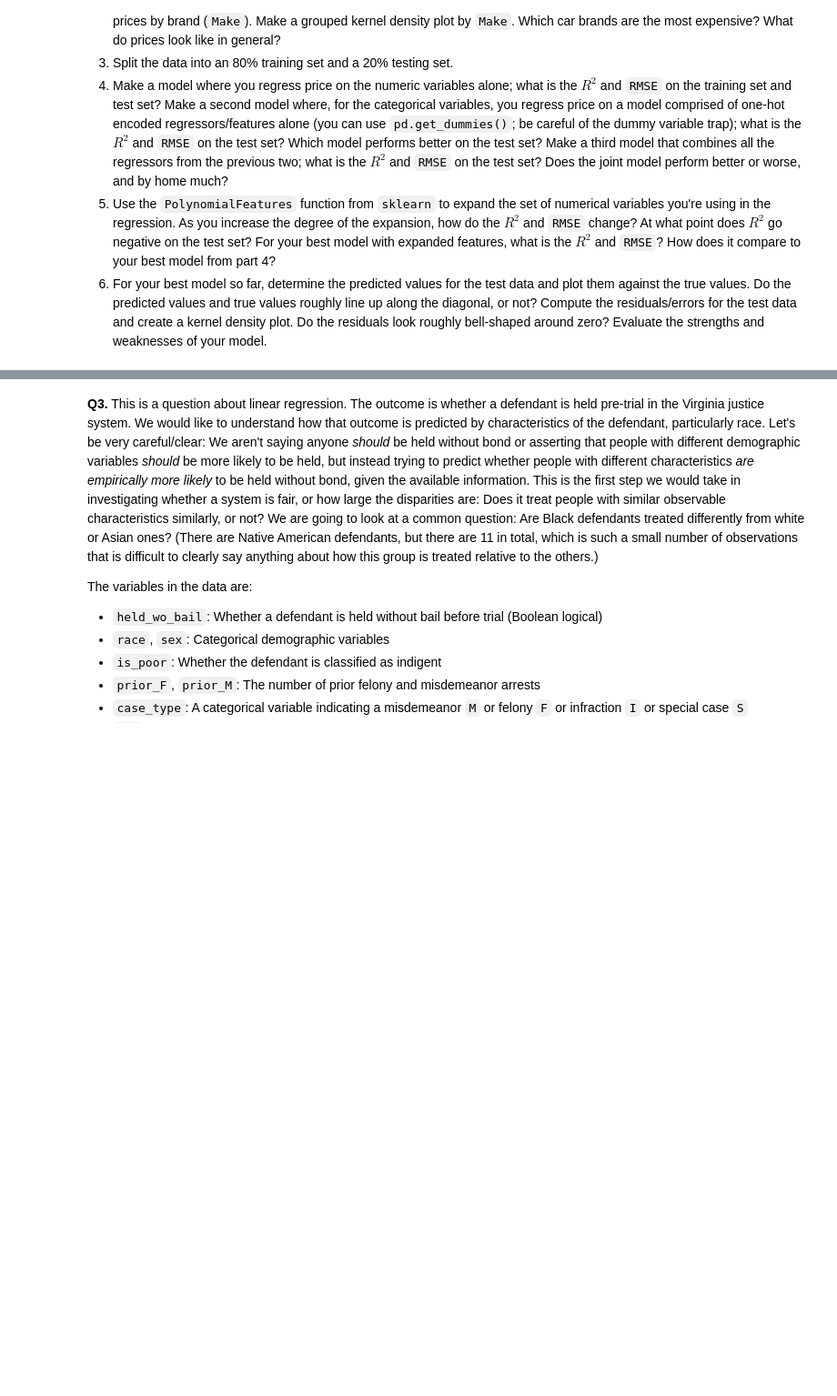
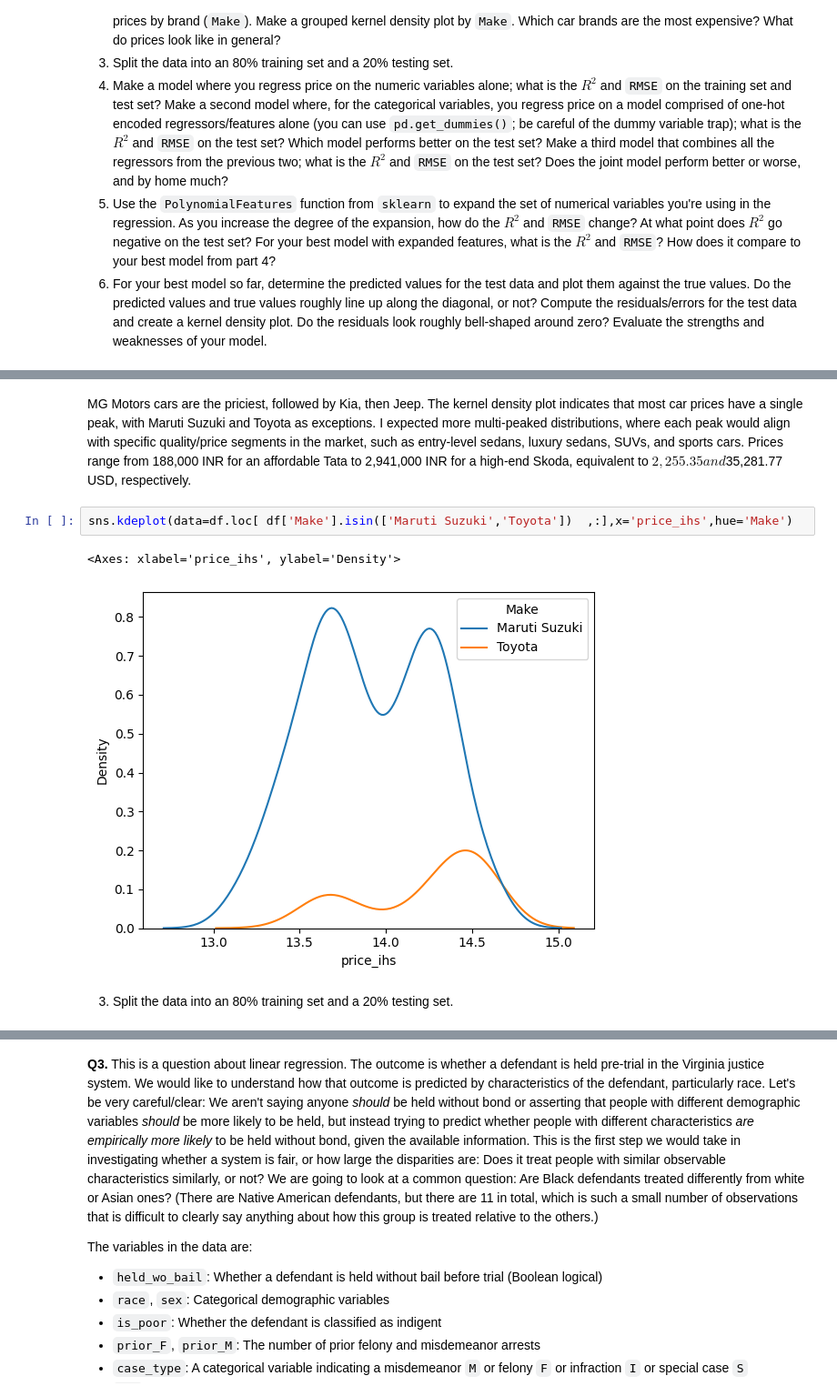
Before and after one commit to mlau239/linearRegression, a Jupyter notebook: nnk5qy_assignment.ipynb, the cells around one changed output, grey strips where cells are left out. Shown at 91% size. Drawn from its saved outputs; the diff is of its cells as text; blank space fills up the shorter version.

```diff
--- a/nnk5qy_assignment.ipynb
+++ b/nnk5qy_assignment.ipynb
@@ -140,0 +280,9 @@ It dropped the Bronx, which becomes the reference category, and its coefficient
+# %% [markdown]
+MG Motors cars are the priciest, followed by Kia, then Jeep. The kernel density plot indicates that most car prices have a single peak, with Maruti Suzuki and Toyota as exceptions. I expected more multi-peaked distributions, where each peak would align with specific quality/price segments in the market, such as entry-level sedans, luxury sedans, SUVs, and sports cars. Prices range from 188,000 INR for an affordable Tata to 2,941,000 INR for a high-end Skoda, equivalent to $2,255.35 and $35,281.77 USD, respectively.
+# %%
+sns.kdeplot(data=df.loc[ df['Make'].isin(['Maruti Suzuki','Toyota'])  ,:],x='price_ihs',hue='Make')
+# %% [output]
+<Axes: xlabel='price_ihs', ylabel='Density'>
+[figure, added]
+# %% [markdown]
+3. Split the data into an 80% training set and a 20% testing set.
```
Also changed, not shown: parts of 29 cells of this notebook.
